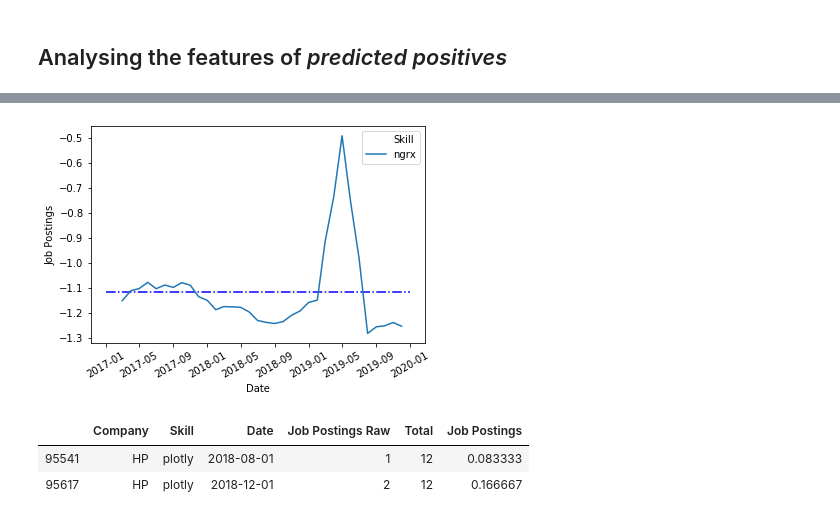
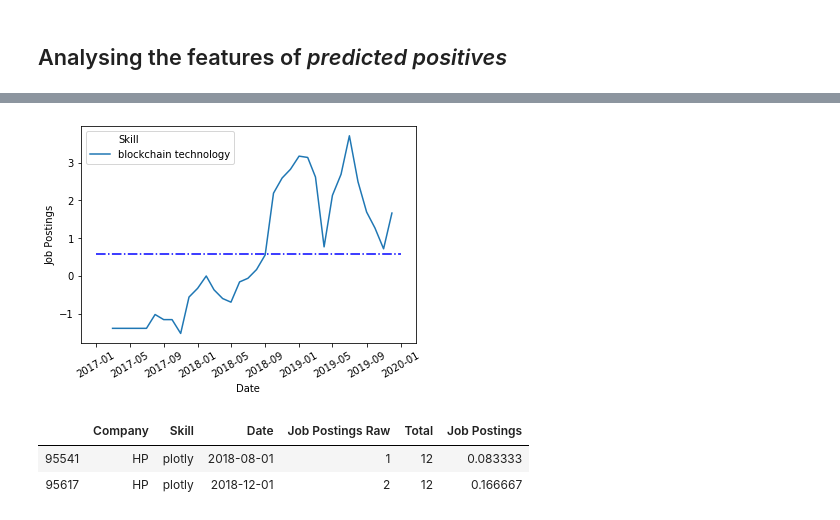
Before and after one commit to RamtinYazdanian/job_skill_trend_analysis, a Jupyter notebook: notebooks/emerging_skill_analysis.ipynb, the cells around one changed output, grey strips where cells are left out. Saved outputs shown, nothing was run; the diff lists cells and outputs as text; code cells hidden in the pictures.

```diff
--- a/notebooks/emerging_skill_analysis.ipynb
+++ b/notebooks/emerging_skill_analysis.ipynb
@@ -1121,14 +959,14 @@ with pd.option_context('display.max_rows', None, 'display.max_columns', None, 'd
 # %%
 one_skill_df = investigate_skill_pop_profile(
-                    skills_df, 'ngrx', 'log', time_period=TIME_PERIODS['2017-2020'],
+                    skills_df, 'blockchain technology', 'log', time_period=TIME_PERIODS['2017-2020'],
                           normaliser=log_mean, smooth='movingavg', ref_for_dates=log_mean)
 sns.lineplot(x='Date', y='Job Postings', data=one_skill_df, hue='Skill')
 plt.hlines(one_skill_df['Job Postings'].mean(),
            TIME_PERIODS['2017-2020'][0], TIME_PERIODS['2017-2020'][1], colors=['blue'], linestyles='dashdot')
 plt.xticks(rotation=30)
 plt.show()
 # %% [output]
-[figure, old version]
+[figure, new version]
 # %%
 skills_df.loc[skills_df.Skill == 'plotly']
 # %% [output]
```
Also changed, not shown: parts of 50 cells of this notebook.
